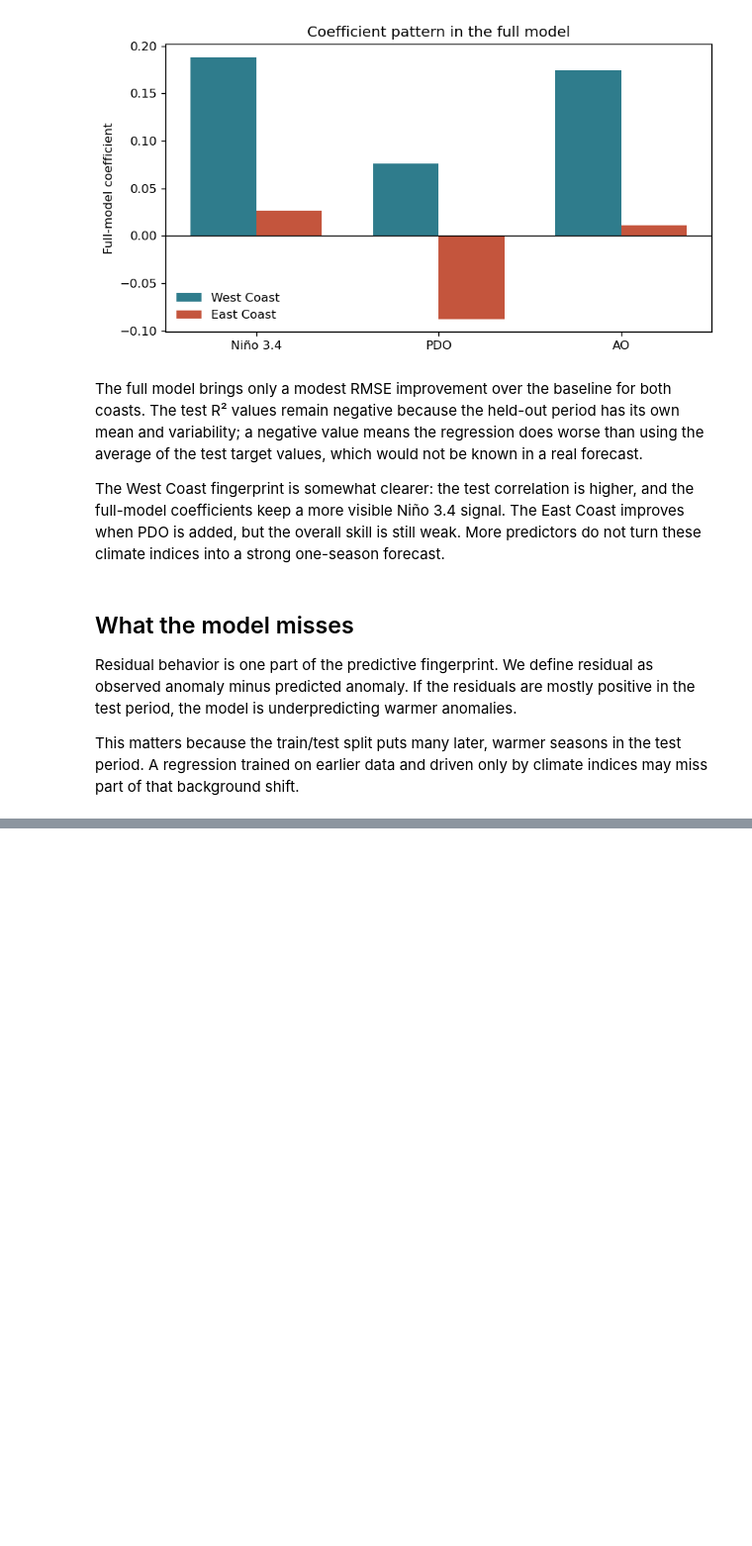
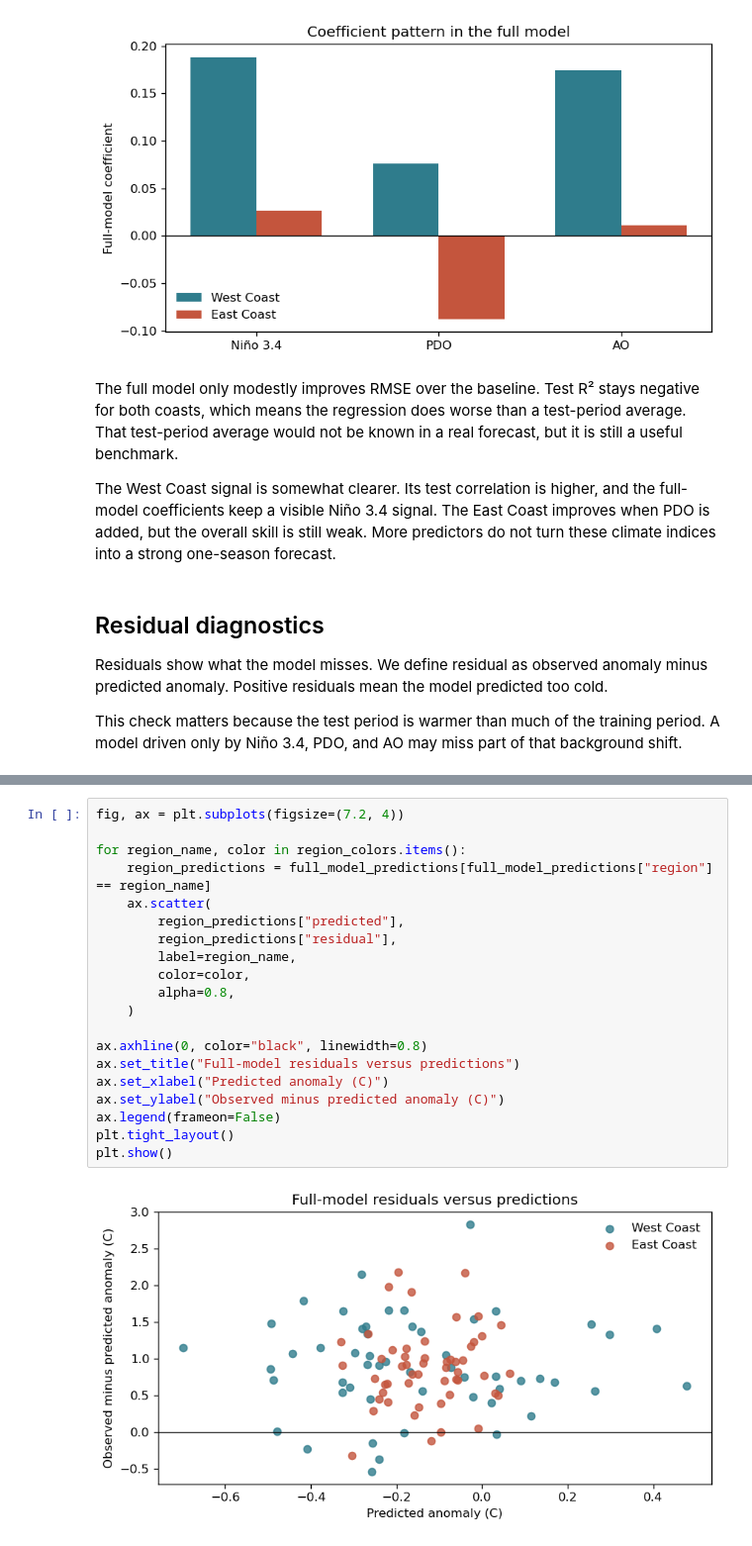
Before and after one commit to Cumuifreer/ucla-stats-152-final-project-topic2, a Jupyter notebook: topic2_temperature_prediction_mvp.ipynb, the cells around one changed output, grey strips where cells are left out. Shown at 99% size. Saved outputs shown, nothing was run; the diff lists cells and outputs as text; blank space fills up the shorter version.

```diff
--- a/topic2_temperature_prediction_mvp.ipynb
+++ b/topic2_temperature_prediction_mvp.ipynb
@@ -430,15 +473,15 @@ plt.show()
 # %% [output]
 [figure]
 # %% [markdown]
-The full model brings only a modest RMSE improvement over the baseline for both coasts. The test R² values remain negative because the held-out period has its own mean and variability; a negative value means the regression does worse than using the average of the test target values, which would not be known in a real forecast.
+The full model only modestly improves RMSE over the baseline. Test R² stays negative for both coasts, which means the regression does worse than a test-period average. That test-period average would not be known in a real forecast, but it is still a useful benchmark.
 
-The West Coast fingerprint is somewhat clearer: the test correlation is higher, and the full-model coefficients keep a more visible Niño 3.4 signal. The East Coast improves when PDO is added, but the overall skill is still weak. More predictors do not turn these climate indices into a strong one-season forecast.
+The West Coast signal is somewhat clearer. Its test correlation is higher, and the full-model coefficients keep a visible Niño 3.4 signal. The East Coast improves when PDO is added, but the overall skill is still weak. More predictors do not turn these climate indices into a strong one-season forecast.
 # %% [markdown]
-## What the model misses
+## Residual diagnostics
 
-Residual behavior is one part of the predictive fingerprint. We define residual as observed anomaly minus predicted anomaly. If the residuals are mostly positive in the test period, the model is underpredicting warmer anomalies.
+Residuals show what the model misses. We define residual as observed anomaly minus predicted anomaly. Positive residuals mean the model predicted too cold.
 
-This matters because the train/test split puts many later, warmer seasons in the test period. A regression trained on earlier data and driven only by climate indices may miss part of that background shift.
+This check matters because the test period is warmer than much of the training period. A model driven only by Niño 3.4, PDO, and AO may miss part of that background shift.
 # %%
 residual_summary = (
     full_model_predictions
@@ -458,6 +501,28 @@ residual_summary.round(3)
 |  | region | mean_residual | residual_std | minimum_residual | maximum_residual | lag1_residual_correlation |
 | 0 | East Coast | 0.884 | 0.527 | -0.319 | 2.178 | 0.283 |
 | 1 | West Coast | 0.912 | 0.647 | -0.534 | 2.832 | 0.059 |
+# %%
+fig, ax = plt.subplots(figsize=(7.2, 4))
+
+for region_name, color in region_colors.items():
+    region_predictions = full_model_predictions[full_model_predictions["region"] == region_name]
+    ax.scatter(
+        region_predictions["predicted"],
+        region_predictions["residual"],
+        label=region_name,
+        color=color,
+        alpha=0.8,
+    )
+
+ax.axhline(0, color="black", linewidth=0.8)
+ax.set_title("Full-model residuals versus predictions")
+ax.set_xlabel("Predicted anomaly (C)")
+ax.set_ylabel("Observed minus predicted anomaly (C)")
+ax.legend(frameon=False)
+plt.tight_layout()
+plt.show()
+# %% [output]
+[figure, added]
 # %%
 fig, ax = plt.subplots(figsize=(10, 4))
 
```
Also changed, not shown: parts of 21 cells of this notebook, 4 other files.
